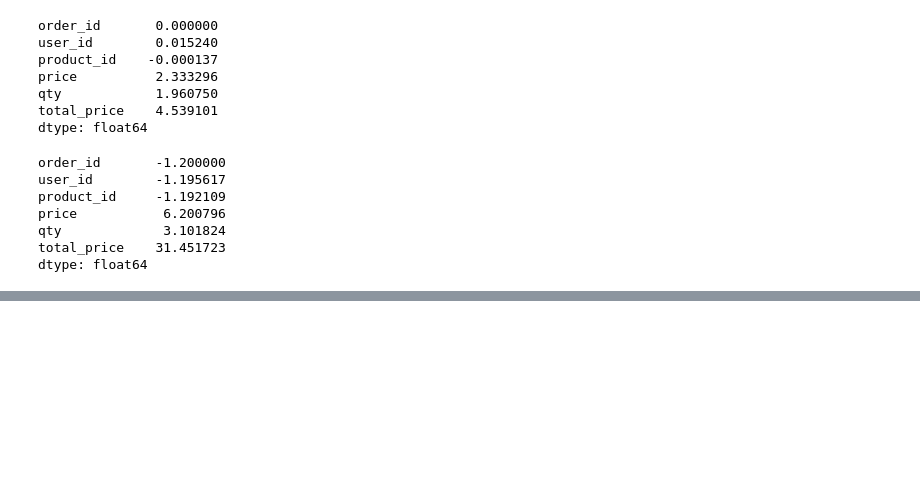
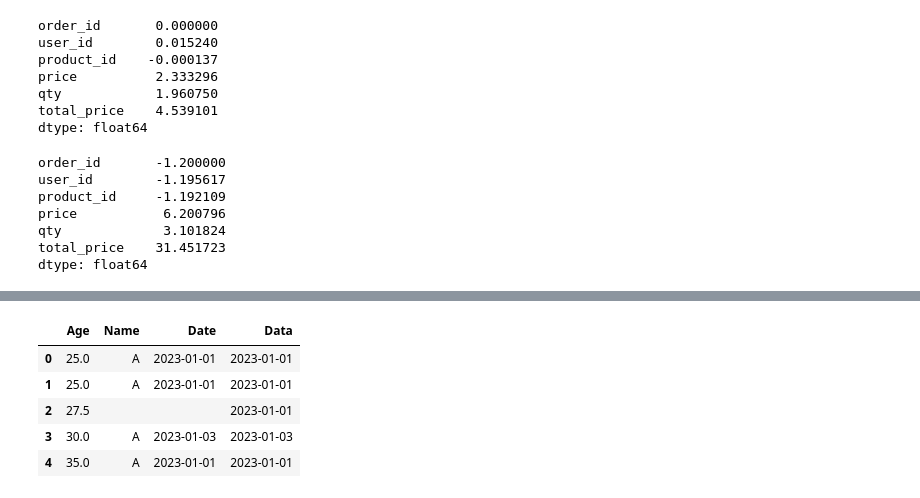
Before and after one commit to Rahuldhawan888/data_science.py, a Jupyter notebook: Day7(Pandas).ipynb, the cells around one changed output, grey strips where cells are left out. Drawn from its saved outputs; the diff is of its cells as text; code cells hidden in the pictures; blank space fills up the shorter version.

```diff
--- a/Day7(Pandas).ipynb
+++ b/Day7(Pandas).ipynb
@@ -606,0 +693,2 @@ dtype: float64
+# %%
+new_df = df.copy()
@@ -606,0 +713,2 @@ dtype: float64
+# %%
+new_df.dropna(inplace=True) #
@@ -606,0 +740,20 @@ dtype: float64
+# %%
+for i in new_df.columns:
+
+    if new_df[i].dtype == 'float64':
+        new_df[i] = new_df[i].fillna(new_df[i].median())
+
+    elif new_df[i].dtype == 'object':
+        new_df[i] = new_df[i].fillna(new_df[i].mode()[0])
+
+    elif new_df[i].dtype == 'datetime64[us]':
+        new_df[i] = new_df[i].fillna(new_df[i].mode()[0])
+# %%
+new_df.head()
+# %% [output]
+|  | Age | Name | Date | Data |
+| 0 | 25.0 | A | 2023-01-01 | 2023-01-01 |
+| 1 | 25.0 | A | 2023-01-01 | 2023-01-01 |
+| 2 | 27.5 |  |  | 2023-01-01 |
+| 3 | 30.0 | A | 2023-01-03 | 2023-01-03 |
+| 4 | 35.0 | A | 2023-01-01 | 2023-01-01 |
```
Also changed, not shown: parts of 32 cells of this notebook, 1 other file.
